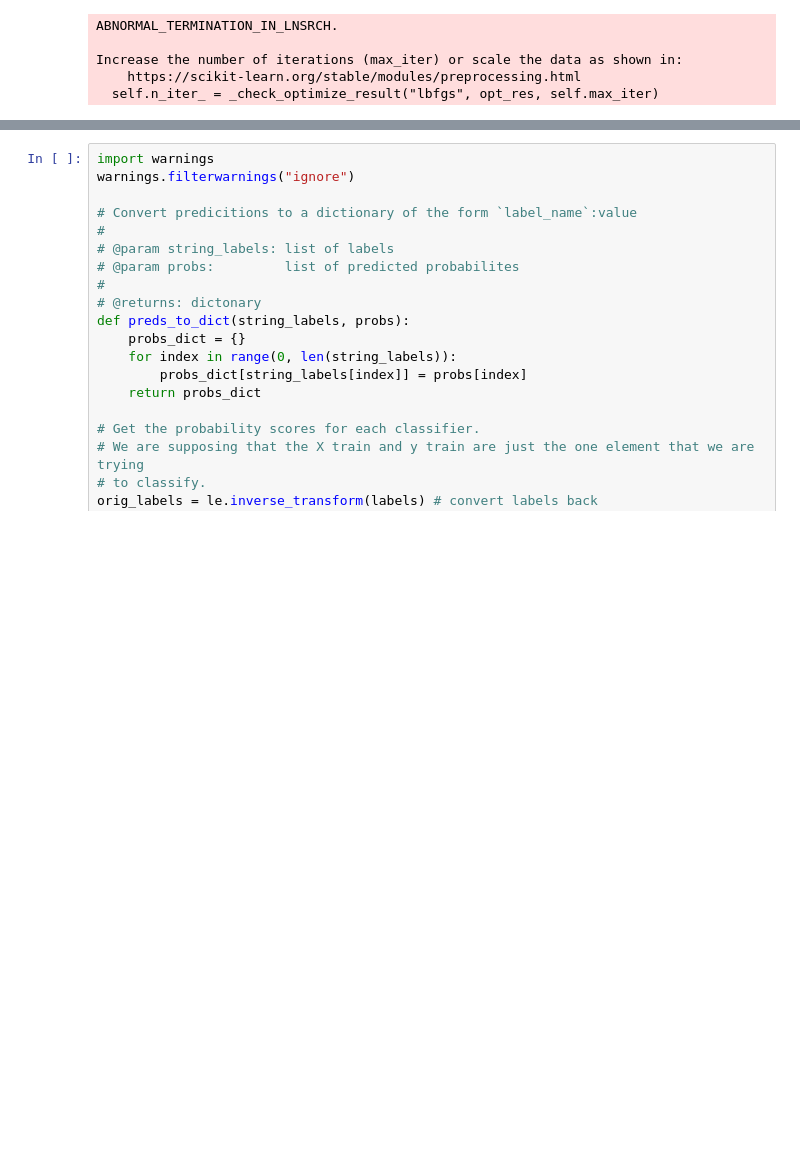
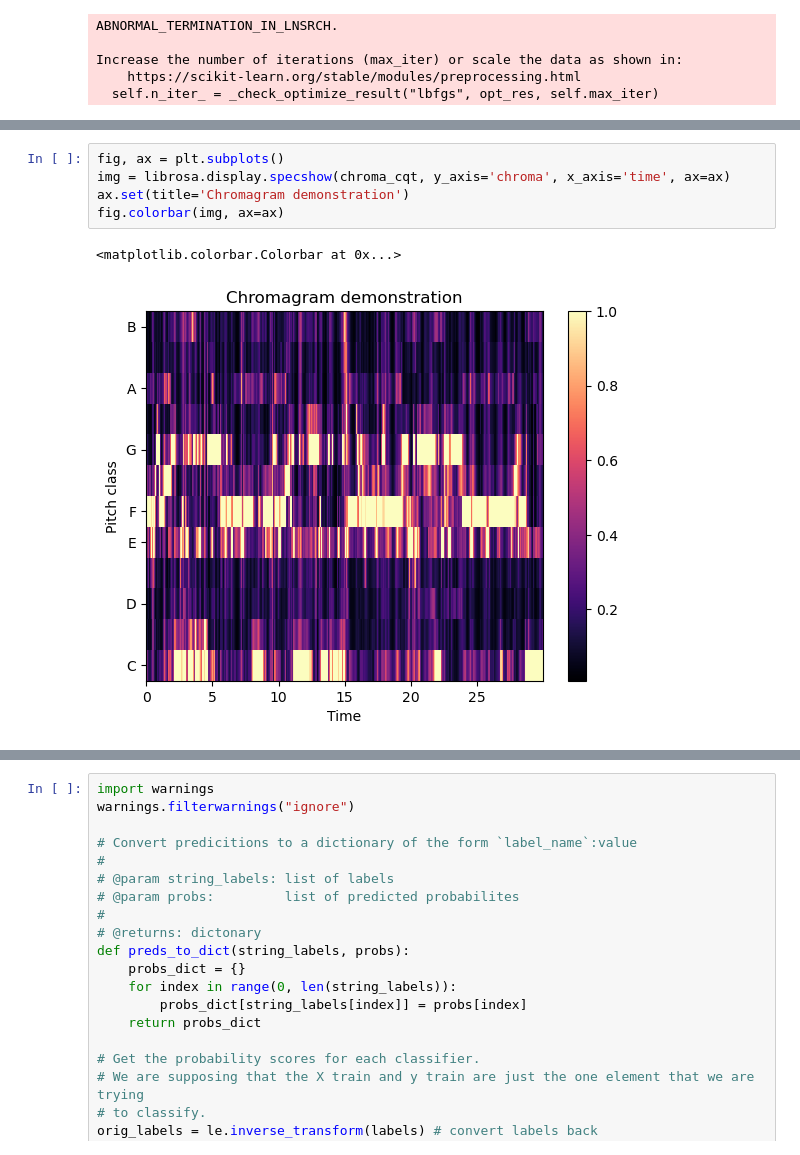
Before and after one commit to BSc-MSc-Projects/Music-Learning, a Jupyter notebook: Music_Learning.ipynb, the cells around one changed output, grey strips where cells are left out. Saved outputs shown, nothing was run; the diff lists cells and outputs as text; blank space fills up the shorter version.

```diff
--- a/Music_Learning.ipynb
+++ b/Music_Learning.ipynb
@@ -1203,0 +1216,8 @@ X_test_elem = [metrics]
+# %%
+fig, ax = plt.subplots()
+img = librosa.display.specshow(chroma_cqt, y_axis='chroma', x_axis='time', ax=ax)
+ax.set(title='Chromagram demonstration')
+fig.colorbar(img, ax=ax)
+# %% [output]
+<matplotlib.colorbar.Colorbar at 0x...>
+[figure, added]
```
Also changed, not shown: parts of 7 cells of this notebook.
